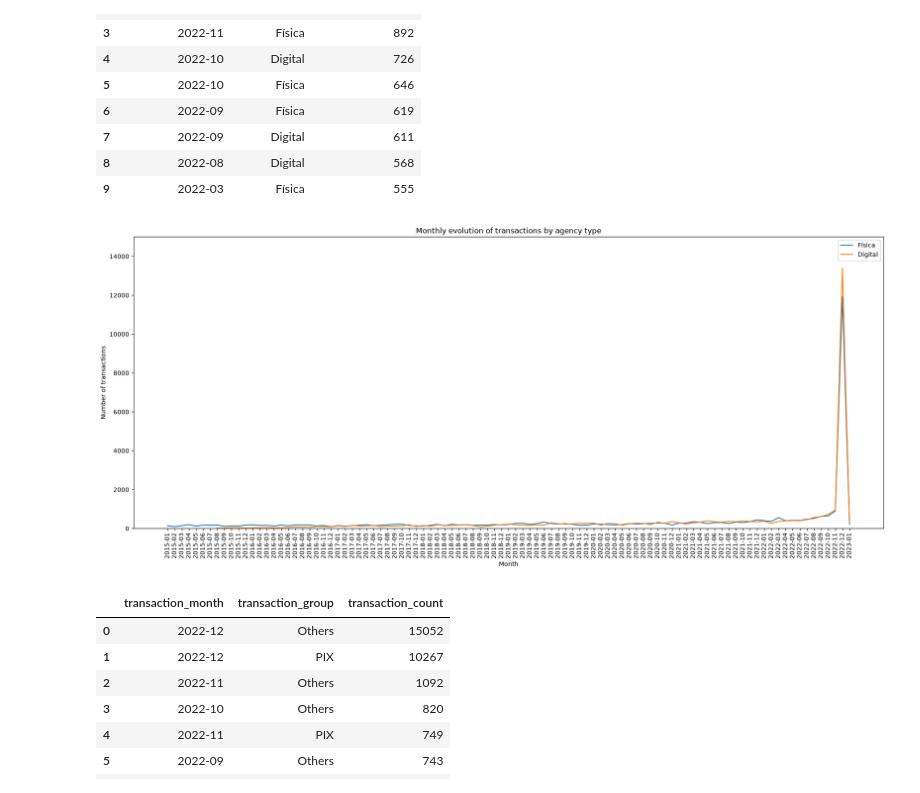
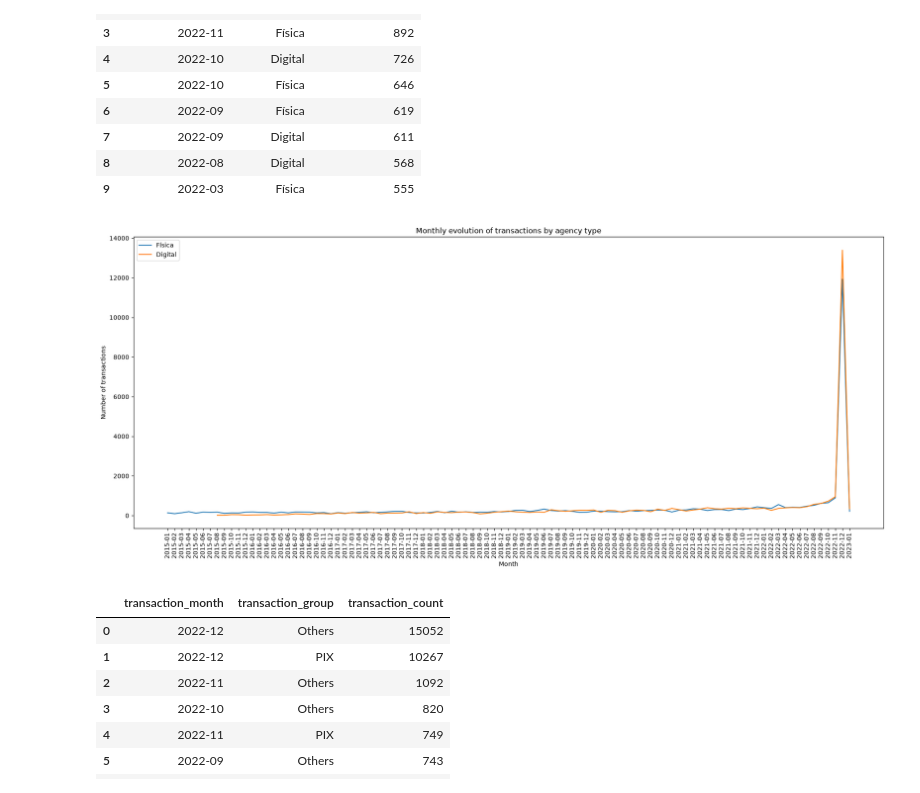
Before and after one commit to luiz-ed-ferreira/Project_BanvicDataAnalytics, a Jupyter notebook: main_analyses.ipynb, the cells around one changed output. Cells and saved outputs as stored; diff of their text form; code cells hidden in the pictures.

```diff
--- a/main_analyses.ipynb
+++ b/main_analyses.ipynb
@@ -940,37 +940,34 @@ channel_evolution.sort_values(
 plt.figure(figsize=(18, 8))
 for channel_type in channel_evolution["tipo_agencia"].unique():
     channel_data: pd.DataFrame = (
         channel_evolution[
             channel_evolution["tipo_agencia"] == channel_type
         ]
     )
 
     channel_data: pd.DataFrame = (
         channel_evolution[
             (channel_evolution["tipo_agencia"] == channel_type)
             & (channel_evolution["transaction_month"] >= "2015-01")
         ]
     )
 
     plt.plot(
         channel_data["transaction_month"].astype(str),
         channel_data["transaction_count"],
         label=channel_type
     )
 
 plt.xlabel("Month")
 plt.ylabel("Number of transactions")
 plt.title("Monthly evolution of transactions by agency type")
 
-#Limita a escala para facilitar a visualização dos meses anteriores ao pico de 2022
-plt.ylim(0, 15000)
-
 plt.legend()
 plt.xticks(rotation=90)
 plt.tight_layout()
 plt.show()
 # %% [output]
-[figure, old version]
+[figure, new version]
 # %%
 #Observação:
     #Dezembro de 2022 apresenta um pico excepcional de transações, superior à escala utilizada no gráfico
```
Also changed, not shown: parts of 1 cell of this notebook.
